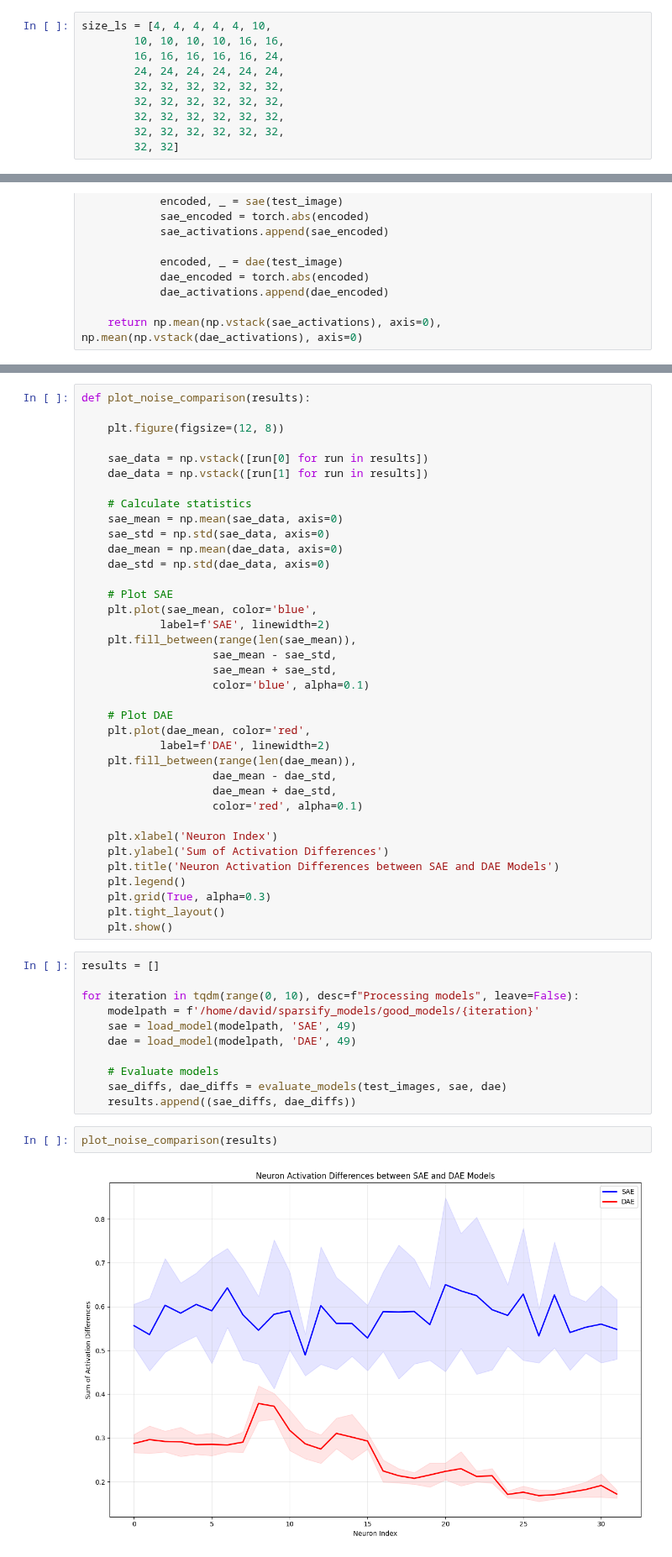
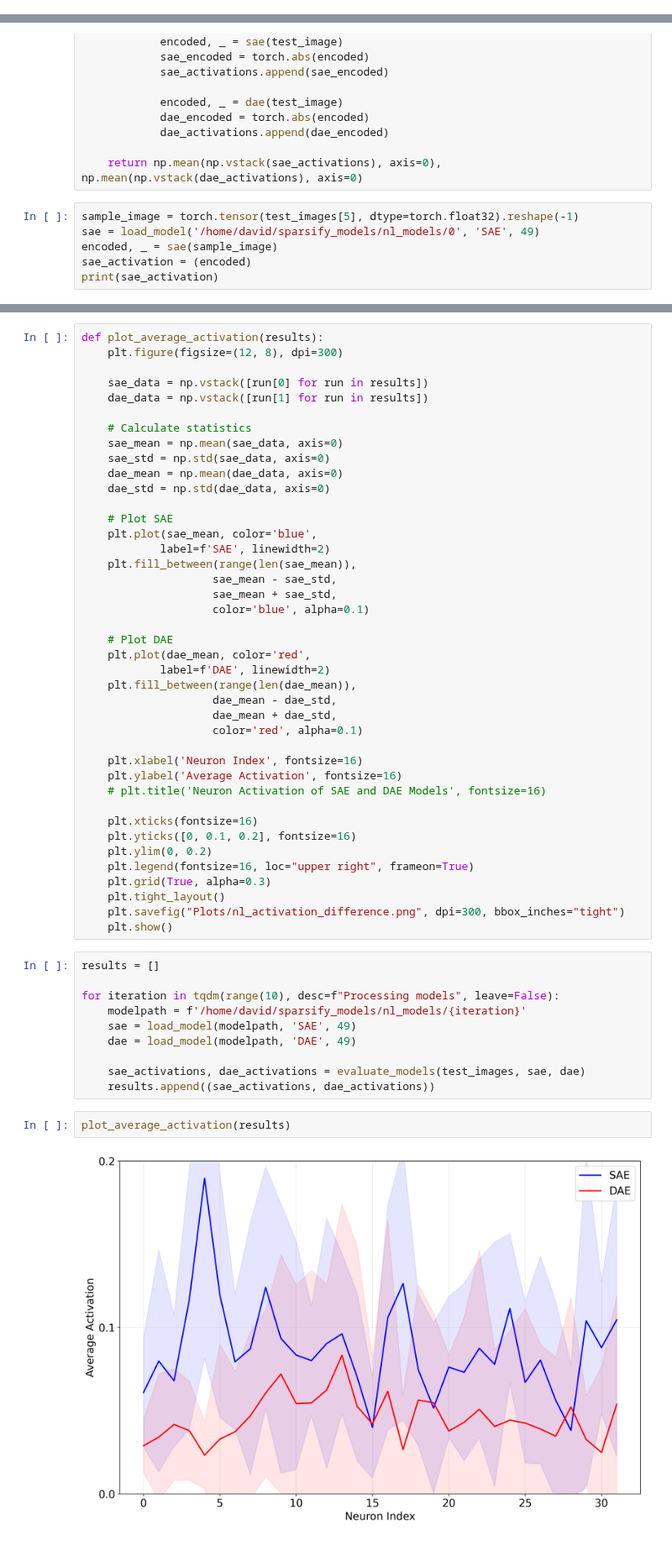
Before and after one commit to DiJam20/developing-autoencoders, a Jupyter notebook: 16_Activation_Difference.ipynb, the cells around one changed output, grey strips where cells are left out. Shown at 84% size. Cells and saved outputs as stored; diff of their text form.

Commit message:
refactor: update graphing of activation difference

```diff
--- a/16_Activation_Difference.ipynb
+++ b/16_Activation_Difference.ipynb
@@ -32,16 +32,6 @@ for batch_idx, (data, target) in enumerate(test_loader):
 test_images = np.concatenate(test_images)
 test_labels = np.concatenate(test_labels)
 test_images = test_images.squeeze(1)
-# %%
-size_ls = [4, 4, 4, 4, 4, 10,
-        10, 10, 10, 10, 16, 16,
-        16, 16, 16, 16, 16, 24,
-        24, 24, 24, 24, 24, 24,
-        32, 32, 32, 32, 32, 32,
-        32, 32, 32, 32, 32, 32,
-        32, 32, 32, 32, 32, 32,
-        32, 32, 32, 32, 32, 32,
-        32, 32]
 # %%
 def load_model(model_path, model_type, epoch):
     n_input = 28*28
@@ -85,3 +75,9 @@ def evaluate_models(test_images, sae, dae):
             dae_activations.append(dae_encoded)
 
     return np.mean(np.vstack(sae_activations), axis=0), np.mean(np.vstack(dae_activations), axis=0)
+# %%
+sample_image = torch.tensor(test_images[5], dtype=torch.float32).reshape(-1)
+sae = load_model('/home/david/sparsify_models/nl_models/0', 'SAE', 49)
+encoded, _ = sae(sample_image)
+sae_activation = (encoded)
+print(sae_activation)
@@ -88,7 +89,6 @@ def evaluate_models(test_images, sae, dae):
 # %%
-def plot_noise_comparison(results):
-
-    plt.figure(figsize=(12, 8))
+def plot_average_activation(results):
+    plt.figure(figsize=(12, 8), dpi=300)
 
     sae_data = np.vstack([run[0] for run in results])
     dae_data = np.vstack([run[1] for run in results])
@@ -115,25 +115,29 @@ def plot_noise_comparison(results):
                     dae_mean + dae_std,
                     color='red', alpha=0.1)
 
-    plt.xlabel('Neuron Index')
-    plt.ylabel('Sum of Activation Differences')
-    plt.title('Neuron Activation Differences between SAE and DAE Models')
-    plt.legend()
+    plt.xlabel('Neuron Index', fontsize=16)
+    plt.ylabel('Average Activation', fontsize=16)
+    # plt.title('Neuron Activation of SAE and DAE Models', fontsize=16)
+
+    plt.xticks(fontsize=16)
+    plt.yticks([0, 0.1, 0.2], fontsize=16)
+    plt.ylim(0, 0.2)
+    plt.legend(fontsize=16, loc="upper right", frameon=True)
     plt.grid(True, alpha=0.3)
     plt.tight_layout()
+    plt.savefig("Plots/nl_activation_difference.png", dpi=300, bbox_inches="tight")
     plt.show()
 # %%
 results = []
 
-for iteration in tqdm(range(0, 10), desc=f"Processing models", leave=False):
-    modelpath = f'/home/david/sparsify_models/good_models/{iteration}'
+for iteration in tqdm(range(10), desc=f"Processing models", leave=False):
+    modelpath = f'/home/david/sparsify_models/nl_models/{iteration}'
     sae = load_model(modelpath, 'SAE', 49)
     dae = load_model(modelpath, 'DAE', 49)
 
-    # Evaluate models
-    sae_diffs, dae_diffs = evaluate_models(test_images, sae, dae)
-    results.append((sae_diffs, dae_diffs))
+    sae_activations, dae_activations = evaluate_models(test_images, sae, dae)
+    results.append((sae_activations, dae_activations))
 # %%
-plot_noise_comparison(results)
+plot_average_activation(results)
 # %% [output]
-[figure, old version]
+[figure, new version]
```
Also changed, not shown: parts of 1 cell of this notebook.
